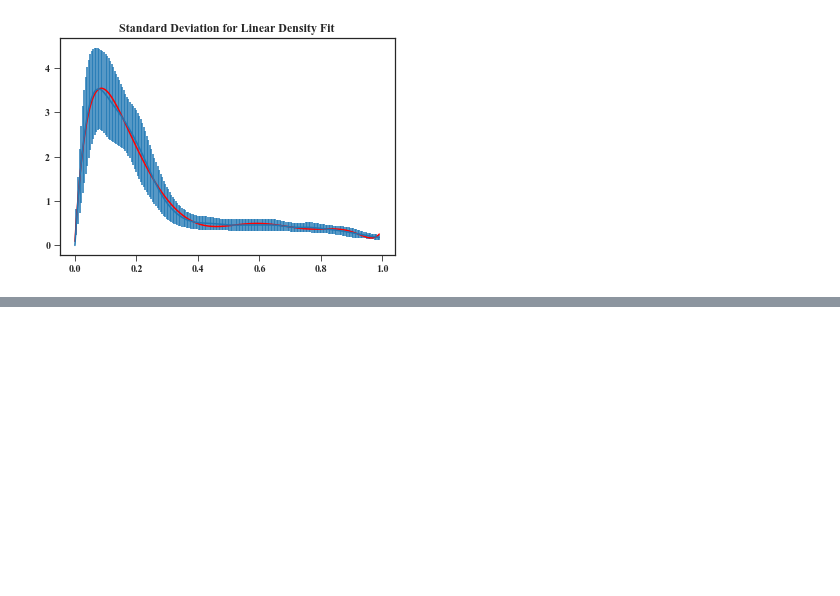
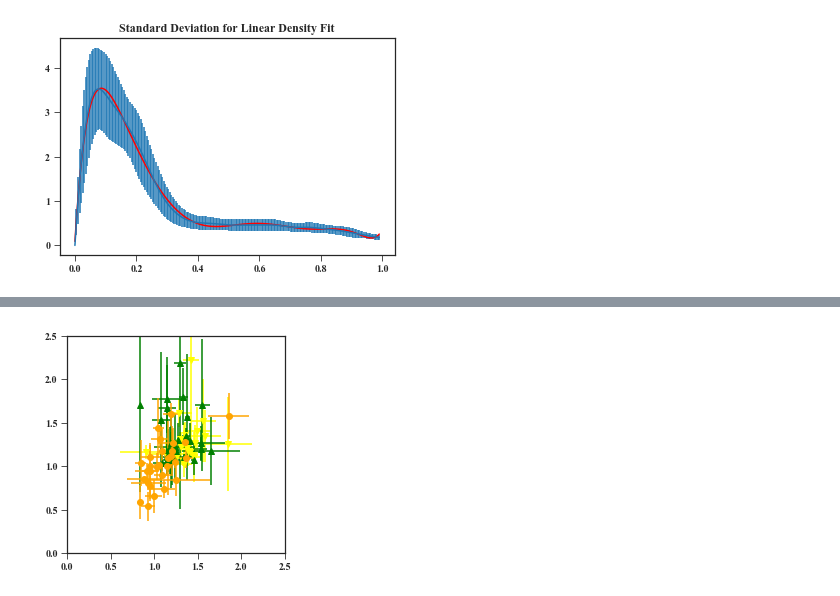
Before and after one commit to RossDynamics/team-samara, a Jupyter notebook: AllDataViz.ipynb, the cells around one changed output, grey strips where cells are left out. Saved outputs shown, nothing was run; the diff lists cells and outputs as text; code cells hidden in the pictures; blank space fills up the shorter version.

```diff
--- a/AllDataViz.ipynb
+++ b/AllDataViz.ipynb
@@ -314,0 +386,80 @@ Text(0.5,1,'Standard Deviation for Linear Density Fit')
+# %%
+collected_data = pd.DataFrame(columns=['SamaraType','Group',
+                                       'ODspeedMean','ODspeedStd','ODdistMean','ODdistStd',
+                                       'IDspeedMean','IDspeedStd','IDrotMean','IDrotStd'])
+
+fig1, ax1 = plt.subplots()
+fig2, ax2 = plt.subplots()
+
+for samType in ['SM', 'NM', 'N']:
+    if samType=='SM':
+        marker = 'v'
+        color = 'yellow'
+        prefix = 's'
+        IDdata = silver_vel.copy(deep=False)
+    elif samType=='NM':
+        marker = '^'
+        color = 'green'
+        prefix = 'n'
+        IDdata = norway_vel.copy(deep=False)
+    else:
+        marker = 'o'
+        color = 'orange'
+        prefix = 'r'
+        IDdata = real_vel.copy(deep=False)
+    ODdata = new_df[new_df['SamaraType']==samType]
+    for group in range(1,31):
+        ODgroupData = ODdata[ODdata['Group']==group]
+        temp_row = {'SamaraType':prefix,'Group':group}
+        ODspeeds = []
+        ODdist = []
+        IDspeeds = []
+        IDrotation = []
+        for row in ODgroupData.itertuples():
+            trial = row.Trial
+            ODspeeds.append(row.Velocity)
+            ODdist.append(row.Dist)
+        for trial in range(1,4):
+            key = '{:s}-g{:02d}-t{:02d}-data.csv'.format(prefix,group,trial)
+            if len(IDdata[IDdata['trial']==key])> 0:
+                if not IDdata[IDdata['trial']==key]['velocity'].values[0]==' ':
+                    IDspeeds.append(float(IDdata[IDdata['trial']==key]['velocity'].values[0]))
+                if not IDdata[IDdata['trial']==key]['rotation'].values[0]==' ':
+                    IDrotation.append(float(IDdata[IDdata['trial']==key]['rotation'].values[0]))
+        if len(ODspeeds)>0:
+            temp_row['ODspeedMean'] = np.mean(ODspeeds)
+            temp_row['ODspeedStd'] = np.std(ODspeeds)
+            temp_row['ODdistMean'] = np.mean(ODdist)
+            temp_row['ODdistStd'] = np.std(ODdist)
+        else:
+            temp_row['ODspeedMean'] = np.nan
+            temp_row['ODspeedStd'] = np.nan
+            temp_row['ODdistMean'] = np.nan
+            temp_row['ODdistStd'] = np.nan
+        if len(IDspeeds)>0:
+            temp_row['IDspeedMean'] = np.mean(IDspeeds)
+            temp_row['IDspeedStd'] = np.std(IDspeeds)
+            temp_row['IDrotMean'] = np.mean(IDrotation)
+            temp_row['IDrotStd'] = np.std(IDrotation)
+        else:
+            temp_row['IDspeedMean'] = np.nan
+            temp_row['IDspeedStd'] = np.nan
+            temp_row['IDrotMean'] = np.nan
+            temp_row['IDrotStd'] = np.nan
+        collected_data = collected_data.append(pd.Series(temp_row), ignore_index=True)
+
+        ax1.errorbar(temp_row['IDspeedMean'], temp_row['ODspeedMean'],
+                     xerr=temp_row['IDspeedStd'], yerr=temp_row['ODspeedStd'],
+                     marker=marker, color=color)
+
+        ax2.errorbar(temp_row['IDrotMean'], temp_row['ODdistMean'],
+                     xerr=temp_row['IDrotStd'], yerr=temp_row['ODdistStd'],
+                     marker=marker, color=color)
+
+ax1.set_aspect('equal')
+plt.sca(ax1)
+plt.xlim([0,2.5])
+plt.ylim([0,2.5])
+plt.show()
+# %% [output]
+[figure, added]
```
Also changed, not shown: parts of 6 cells of this notebook, 9 other files.
